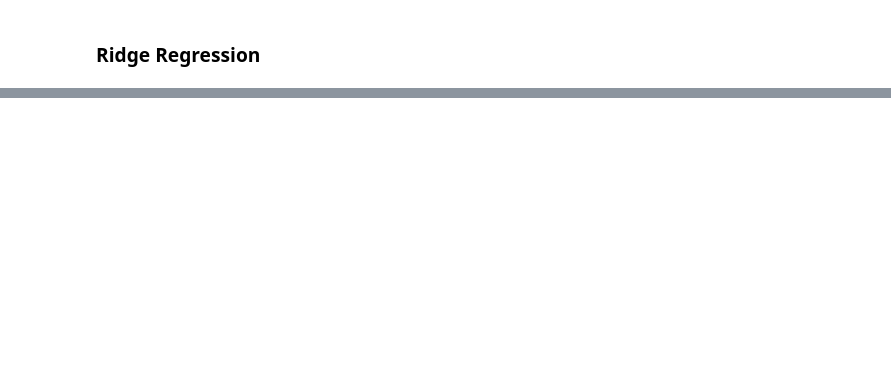
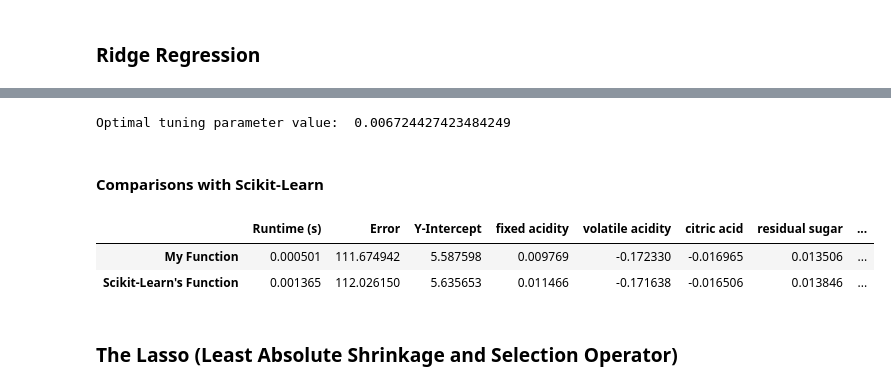
Before and after one commit to wyattowalsh/regularized-linear-regression-deep-dive, a Jupyter notebook: nb.ipynb, the cells around one changed output, grey strips where cells are left out. Drawn from its saved outputs; the diff is of its cells as text; code cells hidden in the pictures; blank space fills up the shorter version.

```diff
--- a/nb.ipynb
+++ b/nb.ipynb
@@ -266,0 +295,17 @@ lasso['Model Parameters'][0,1]
+# %%
+ridge_cv = cv.ridge(X_train, y_train, num_lambdas=500, k=5)
+lambda_star_ridge = ridge_cv[-1]
+print("Optimal tuning parameter value: ", lambda_star_ridge)
+# %% [output]
+Optimal tuning parameter value:  0.006724427423484249
+# %% [markdown]
+#### Comparisons with Scikit-Learn
+# %%
+utils.compare_ridge(X_train, y_train, test_vals, \
+              features=list(train.columns[0:-1]), l=lambda_star_ridge)
+# %% [output]
+|  | Runtime (s) | Error | Y-Intercept | fixed acidity | volatile acidity | citric acid | residual sugar | ... |
+| My Function | 0.000501 | 111.674942 | 5.587598 | 0.009769 | -0.172330 | -0.016965 | 0.013506 | ... |
+| Scikit-Learn's Function | 0.001365 | 112.026150 | 5.635653 | 0.011466 | -0.171638 | -0.016506 | 0.013846 | ... |
+# %% [markdown]
+### The Lasso (Least Absolute Shrinkage and Selection Operator)
```
Also changed, not shown: parts of 38 cells of this notebook, 4 other files.
